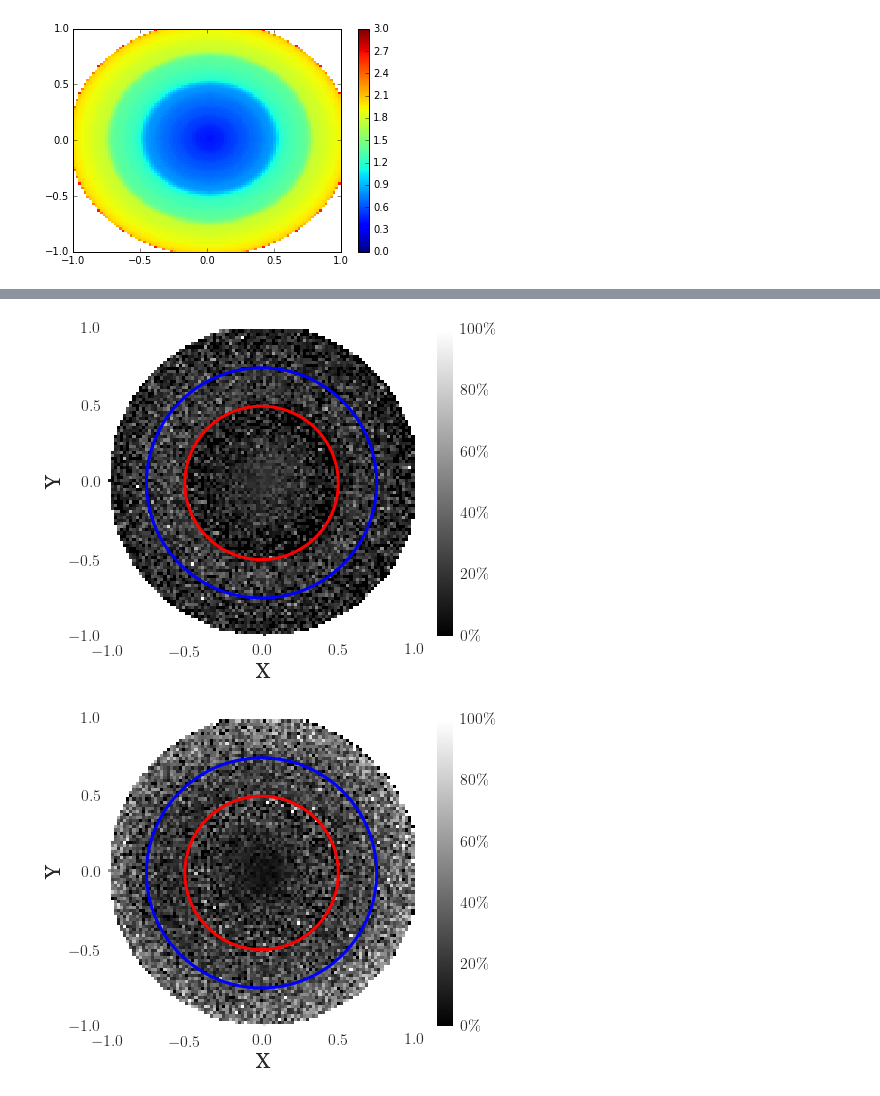
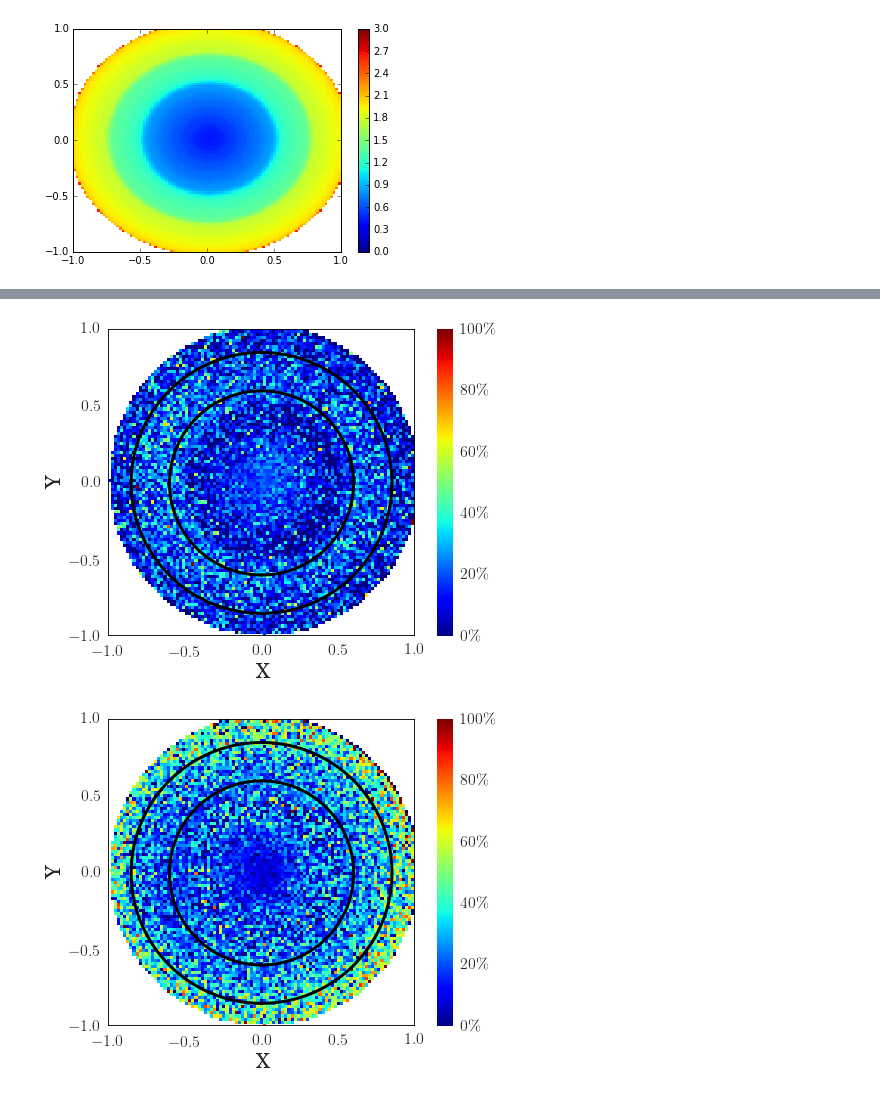
Before and after one commit to sebastien-forestier/CogSci2017, a Jupyter notebook: notebook/analysis_competence.ipynb, the cells around one changed output, grey strips where cells are left out. Cells and saved outputs as stored; diff of their text form; code cells hidden in the pictures.

```diff
--- a/notebook/analysis_competence.ipynb
+++ b/notebook/analysis_competence.ipynb
@@ -201,33 +212,38 @@ plt.savefig('../figs/fig_strategy_hand.pdf', format='pdf', bbox_inches='tight')
 # %%
-pcol = plt.pcolormesh(x_points, y_points, 100.* map_tool, vmin=0., vmax=100., linewidth=0, cmap="gray")
+pcol = plt.pcolormesh(x_points, y_points, 100.* map_tool, vmin=0., vmax=100., linewidth=0, cmap="jet")
 pcol.set_rasterized(True)
 pcol.set_edgecolor('face')
 pcol.cmap.set_under('white')
 pcol.cmap.set_over('white')
 
 cb = plt.colorbar()
 cb.ax.set_yticklabels(["$0\%$", "", "$20\%$", "", "$40\%$", "", "$60\%$", "", "$80\%$", "", "$100\%$"], fontsize = 16)
 cb.solids.set_rasterized(True)
 cb.solids.set_edgecolor("face")
 
 ax = plt.axes()
 ax.set_aspect(1)
 theta = np.linspace(-np.pi, np.pi, 200)
-plt.plot(0.5 * np.sin(theta), 0.5 * np.cos(theta), lw=3, color="r")
-plt.plot(0.75 * np.sin(theta), 0.75 * np.cos(theta), lw=3, color="b")
+plt.plot(0.6 * np.sin(theta), 0.6 * np.cos(theta), 'k', lw=3)
+plt.plot(0.85 * np.sin(theta), 0.85 * np.cos(theta), 'k', lw=3)
 
 
 plt.xlabel("X", fontsize=20)
 plt.ylabel("Y", fontsize=20)
 
 plt.xticks(fontsize = 16)
 plt.yticks(fontsize = 16)
 
+plt.axhline(-1, color='k')
+plt.axvline(-1, color='k')
+plt.axhline(1, color='k')
+plt.axvline(1, color='k')
+
 plt.savefig('../figs/fig_strategy_tool.pdf', format='pdf', bbox_inches='tight')
 # %% [output]
-[figure, old version]
+[figure, new version]
 # %%
-pcol = plt.pcolormesh(x_points, y_points, 100.* map_vocal, vmin=0., vmax=100., linewidth=0, cmap="gray")
+pcol = plt.pcolormesh(x_points, y_points, 100.* map_vocal, vmin=0., vmax=100., linewidth=0, cmap="jet")
 pcol.set_rasterized(True)
 pcol.set_edgecolor('face')
 pcol.cmap.set_under('white')
@@ -241,8 +257,8 @@ cb.solids.set_edgecolor("face")
 ax = plt.axes()
 ax.set_aspect(1)
 theta = np.linspace(-np.pi, np.pi, 200)
-plt.plot(0.5 * np.sin(theta), 0.5 * np.cos(theta), lw=3, color="r")
-plt.plot(0.75 * np.sin(theta), 0.75 * np.cos(theta), lw=3, color="b")
+plt.plot(0.6 * np.sin(theta), 0.6 * np.cos(theta), 'k', lw=3)
+plt.plot(0.85 * np.sin(theta), 0.85 * np.cos(theta), 'k', lw=3)
 
 
 plt.xlabel("X", fontsize=20)
@@ -251,6 +267,11 @@ plt.ylabel("Y", fontsize=20)
 plt.xticks(fontsize = 16)
 plt.yticks(fontsize = 16)
 
+plt.axhline(-1, color='k')
+plt.axvline(-1, color='k')
+plt.axhline(1, color='k')
+plt.axvline(1, color='k')
+
 plt.savefig('../figs/fig_strategy_vocal.pdf', format='pdf', bbox_inches='tight')
 # %% [output]
-[figure, old version]
+[figure, new version]
```
Also changed, not shown: parts of 4 cells of this notebook, 1 other file.
